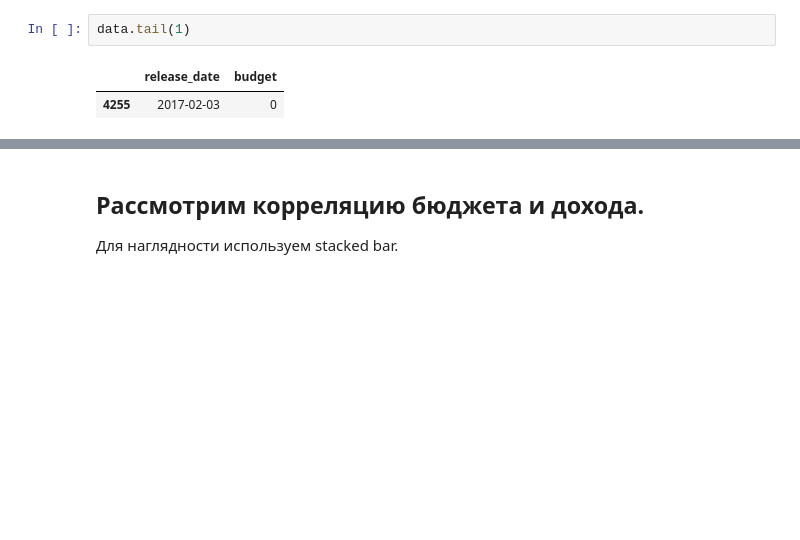
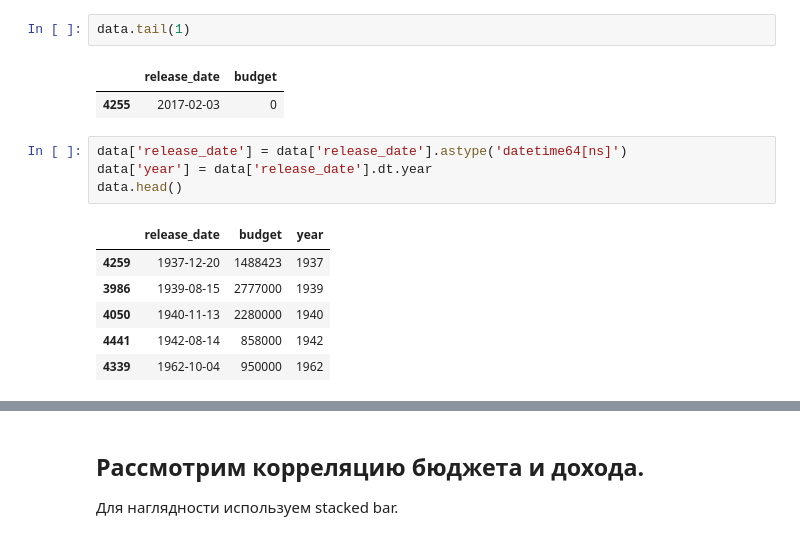
Before and after one commit to Psych0cat/DS2017, a Jupyter notebook: Visualization/Visualization.ipynb, the cells around one changed output, grey strips where cells are left out. Cells and saved outputs as stored; diff of their text form; blank space fills up the shorter version.

```diff
--- a/Visualization/Visualization.ipynb
+++ b/Visualization/Visualization.ipynb
@@ -76,4 +85,15 @@ data.tail(1)
 # %% [output]
 |  | release_date | budget |
 | 4255 | 2017-02-03 | 0 |
+# %%
+data['release_date'] = data['release_date'].astype('datetime64[ns]')
+data['year'] = data['release_date'].dt.year
+data.head()
+# %% [output]
+|  | release_date | budget | year |
+| 4259 | 1937-12-20 | 1488423 | 1937 |
+| 3986 | 1939-08-15 | 2777000 | 1939 |
+| 4050 | 1940-11-13 | 2280000 | 1940 |
+| 4441 | 1942-08-14 | 858000 | 1942 |
+| 4339 | 1962-10-04 | 950000 | 1962 |
 # %%
```
Also changed, not shown: parts of 6 cells of this notebook.
